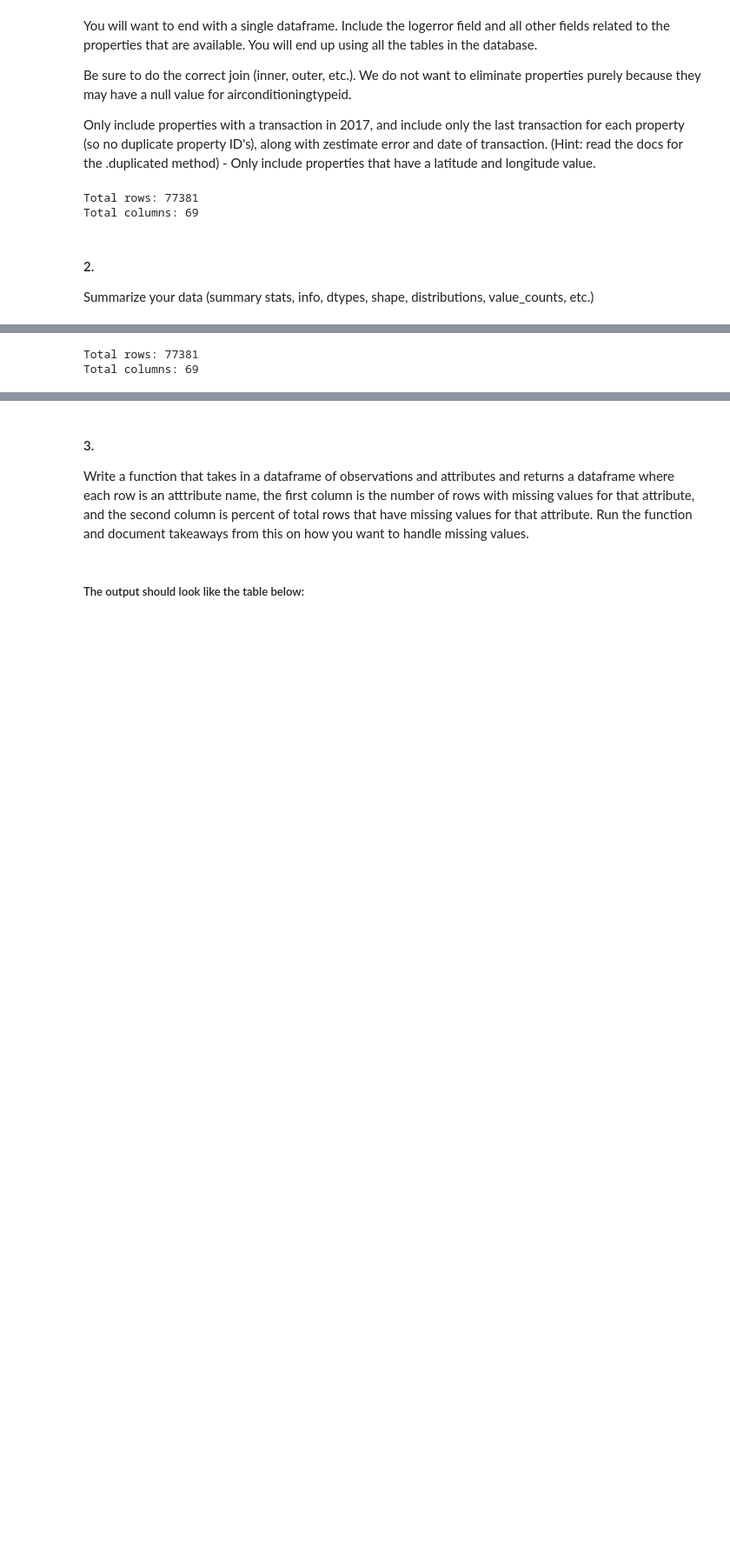
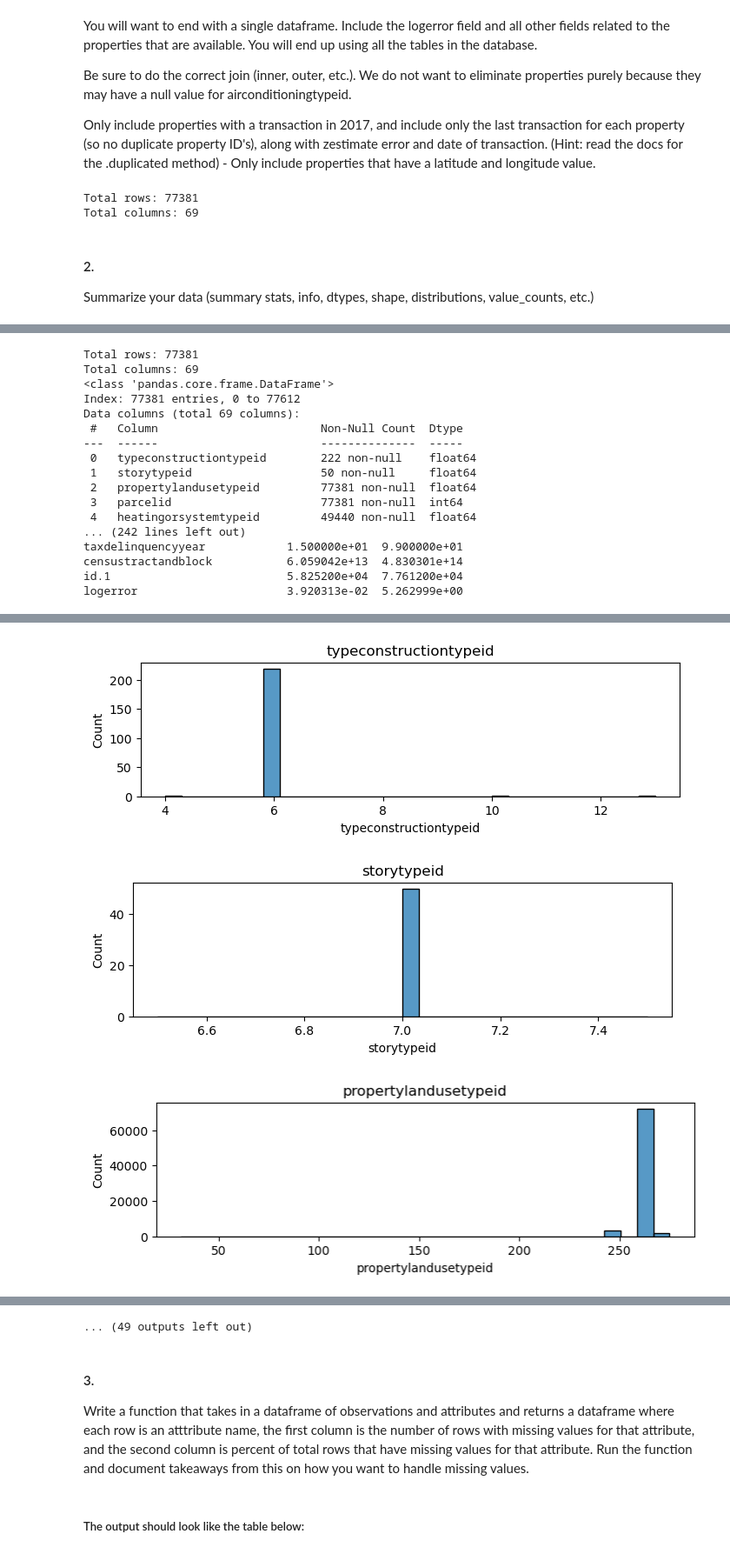
Before and after one commit to Zacharia-Schmitz/clustering-exercises, a Jupyter notebook: zillow.ipynb, the cells around one changed output, grey strips where cells are left out. Shown at 87% size. Cells and saved outputs as stored; diff of their text form; code cells hidden in the pictures; blank space fills up the shorter version.

```diff
--- a/zillow.ipynb
+++ b/zillow.ipynb
@@ -116,5 +80,9 @@ df.describe().T
 # %%
-def check_columns(df):
+import seaborn as sns
+import matplotlib.pyplot as plt
+
+
+def check_columns(df, reports=False, graphs=False):
     """
     This function takes a pandas dataframe as input and returns
     a dataframe with information about each column in the dataframe. For
@@ -132,11 +100,21 @@ def check_columns(df):
     """
     print(f"Total rows: {df.shape[0]}")
     print(f"Total columns: {df.shape[1]}")
+    if reports == True:
+        print(df.info())
+        print(df.describe().T)
+    if graphs == True:
+        numeric = df.select_dtypes(exclude=["object", "category"]).columns.to_list()
+        for col in numeric:
+            fig, ax = plt.subplots(figsize=(8, 2))
+            sns.histplot(df, x=col, ax=ax, bins=30)
+            ax.set_title(col)
+            plt.show()
     data = []
     # Loop through each column in the dataframe
     for column in df.columns:
         # Append the column name, number of unique values, unique values, number of null values, proportion of null values, and data type to the data list
-        if df[column].dtype in ['float64', 'int64']:
+        if df[column].dtype in ["float64", "int64"]:
             data.append(
                 [
                     column,
@@ -145,7 +123,7 @@ def check_columns(df):
                     df[column].isna().sum(),
                     df[column].isna().mean().round(5),
                     df[column].unique(),
-                    df[column].describe()[['min', 'max', 'mean']].values
+                    df[column].describe()[["min", "max", "mean"]].values,
                 ]
             )
         else:
@@ -157,7 +135,7 @@ def check_columns(df):
                     df[column].isna().sum(),
                     df[column].isna().mean().round(5),
                     df[column].unique(),
-                    None
+                    None,
                 ]
             )
     # Create a pandas dataframe from the data list, with column names 'Column Name', 'Number of Unique Values', 'Unique Values', 'Number of Null Values', 'Proportion of Null Values', 'dtype', and 'Range' (if column is float or int)
@@ -171,10 +149,26 @@ def check_columns(df):
             "num_null",
             "pct_null",
             "unique_values",
-            "range (min, max, mean)"
-        ])
+            "range (min, max, mean)",
+        ],
+    )
 # %%
-check_columns(df)
+check_columns(df, reports=True, graphs=True)
 # %% [output]
 Total rows: 77381
 Total columns: 69
+<class 'pandas.core.frame.DataFrame'>
+Index: 77381 entries, 0 to 77612
+Data columns (total 69 columns):
+ #   Column                        Non-Null Count  Dtype
+---  ------                        --------------  -----
+ 0   typeconstructiontypeid        222 non-null    float64
+ 1   storytypeid                   50 non-null     float64
+ 2   propertylandusetypeid         77381 non-null  float64
+ 3   parcelid                      77381 non-null  int64
+ 4   heatingorsystemtypeid         49440 non-null  float64
+... (242 lines left out)
+taxdelinquencyyear            1.500000e+01  9.900000e+01
+censustractandblock           6.059042e+13  4.830301e+14
+id.1                          5.825200e+04  7.761200e+04
+logerror                      3.920313e-02  5.262999e+00
@@ -197,0 +175,3 @@ Total columns: 69
+[figure, added]
+[figure, added]
+[figure, added]
@@ -198,3 +186,4 @@ Total columns: 69
+... (49 outputs left out)
 # %% [markdown]
 #### 3.
 
```
Also changed, not shown: parts of 25 cells of this notebook, 2 other files.
